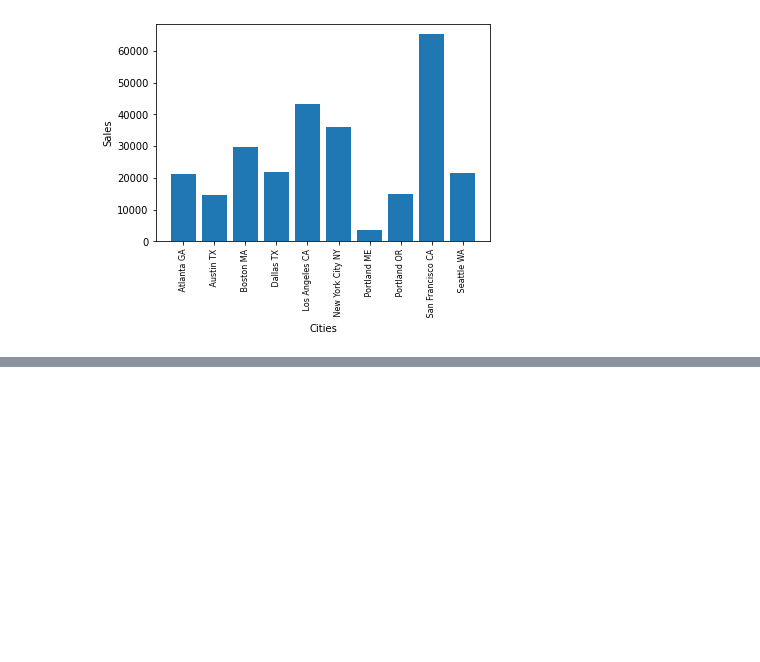
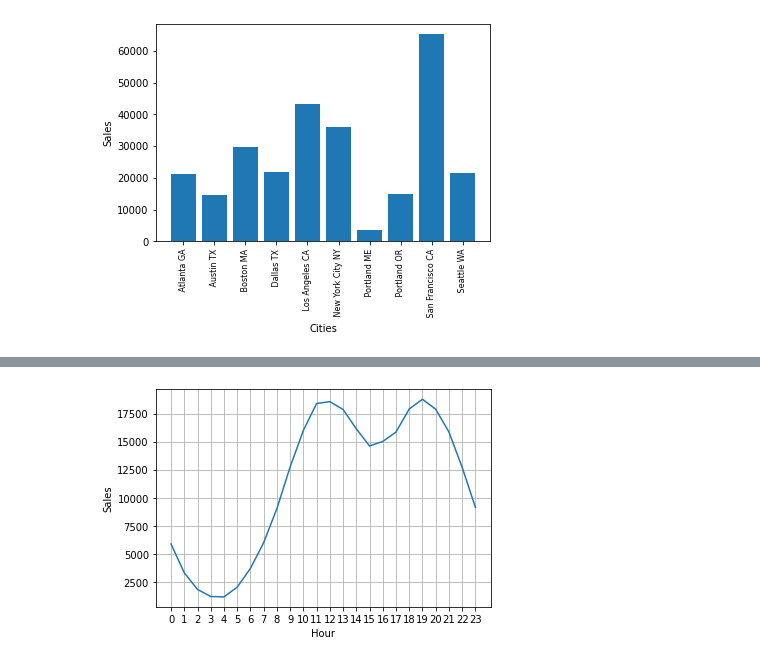
Before and after one commit to danngalann/learning-pandas, a Jupyter notebook: main.ipynb, the cells around one changed output, grey strips where cells are left out. Drawn from its saved outputs; the diff is of its cells as text; code cells hidden in the pictures; blank space fills up the shorter version.

Commit message:
Answering hours with most sales

```diff
--- a/main.ipynb
+++ b/main.ipynb
@@ -86,0 +89,2 @@ df.head()
+# %%
+df['Order Date'] = pd.to_datetime(df['Order Date'])
@@ -87,3 +93,5 @@ df.head()
+# %%
+df['Hour'] = df['Order Date'].dt.hour
 # %% [markdown]
 ## Question: What was the best month in sales? How much was earned that month?
 # %%
@@ -146,0 +157,3 @@ plt.show()
+# %%
+results = df.groupby('Hour').sum()
+results
@@ -146,0 +179,12 @@ plt.show()
+# %%
+import matplotlib.pyplot as plt
+
+hours = range(0,24)
+plt.plot(hours, results['Sales'])
+plt.xticks(hours)
+plt.ylabel("Sales")
+plt.xlabel("Hour")
+plt.grid()
+plt.show()
+# %% [output]
+[figure, added]
```
Also changed, not shown: parts of 4 cells of this notebook.
